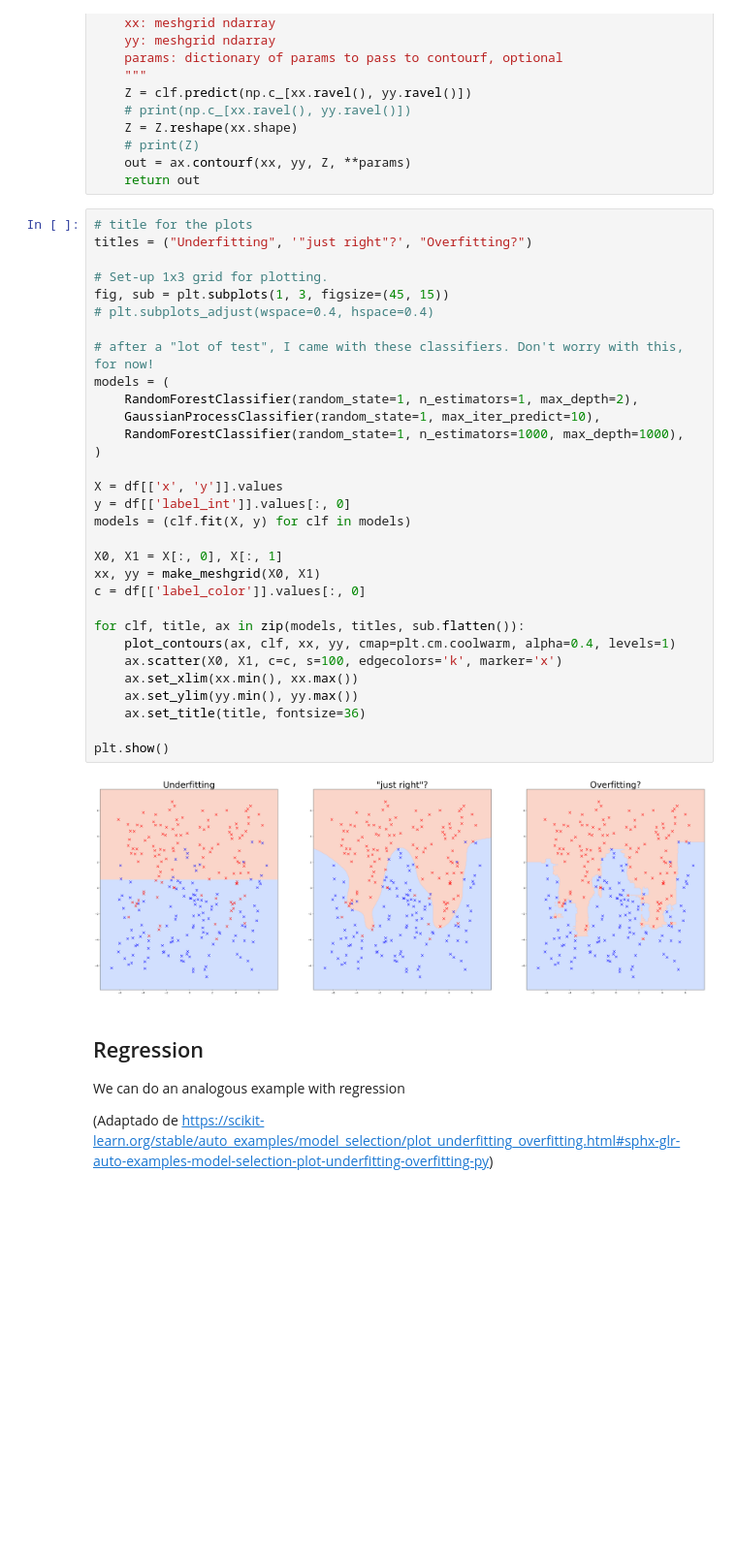
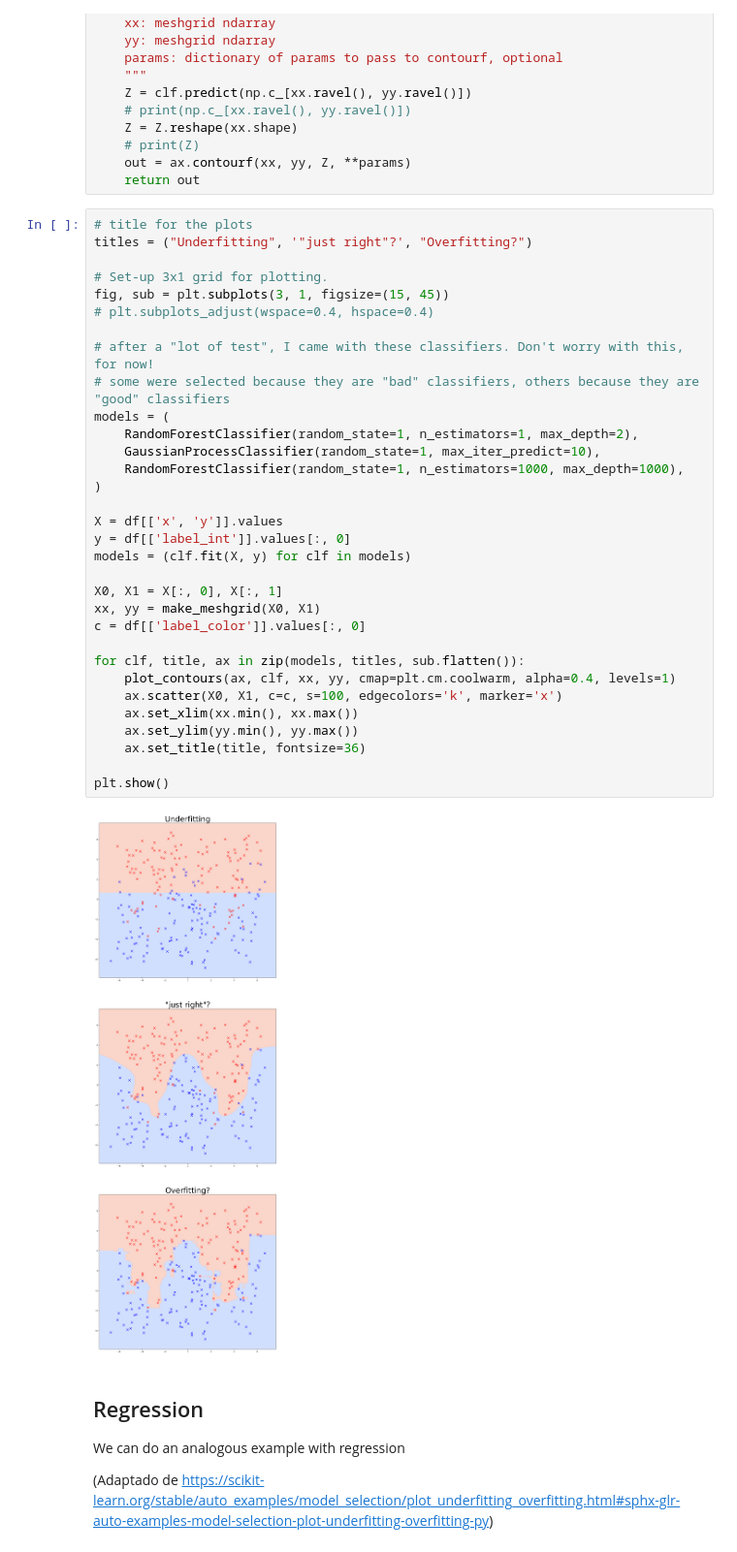
Before and after one commit to pedrojscardoso/LESTI_ISE_UALG_AprendizagemAutomatica-LESTI, a Jupyter notebook: ML/05-generalization_over_under_fitting.ipynb, the cells around one changed output. Shown: that part at 97% size. Drawn from its saved outputs; the diff is of its cells as text; blank space fills up the shorter version.

```diff
--- a/ML/05-generalization_over_under_fitting.ipynb
+++ b/ML/05-generalization_over_under_fitting.ipynb
@@ -133,36 +133,37 @@ def plot_contours(ax, clf, xx, yy, **params):
 # %%
 # title for the plots
 titles = ("Underfitting", '"just right"?', "Overfitting?")
 
-# Set-up 1x3 grid for plotting.
-fig, sub = plt.subplots(1, 3, figsize=(45, 15))
+# Set-up 3x1 grid for plotting.
+fig, sub = plt.subplots(3, 1, figsize=(15, 45))
 # plt.subplots_adjust(wspace=0.4, hspace=0.4)
 
 # after a "lot of test", I came with these classifiers. Don't worry with this, for now!
+# some were selected because they are "bad" classifiers, others because they are "good" classifiers
 models = (
     RandomForestClassifier(random_state=1, n_estimators=1, max_depth=2),
     GaussianProcessClassifier(random_state=1, max_iter_predict=10),
     RandomForestClassifier(random_state=1, n_estimators=1000, max_depth=1000),
 )
 
 X = df[['x', 'y']].values
 y = df[['label_int']].values[:, 0]
 models = (clf.fit(X, y) for clf in models)
 
 X0, X1 = X[:, 0], X[:, 1]
 xx, yy = make_meshgrid(X0, X1)
 c = df[['label_color']].values[:, 0]
 
 for clf, title, ax in zip(models, titles, sub.flatten()):
     plot_contours(ax, clf, xx, yy, cmap=plt.cm.coolwarm, alpha=0.4, levels=1)
     ax.scatter(X0, X1, c=c, s=100, edgecolors='k', marker='x')
     ax.set_xlim(xx.min(), xx.max())
     ax.set_ylim(yy.min(), yy.max())
     ax.set_title(title, fontsize=36)
 
 plt.show()
 # %% [output]
-[figure, old version]
+[figure, new version]
 # %% [markdown]
 ## Regression
 
```
Also changed, not shown: parts of 1 cell of this notebook, 6 other files.
